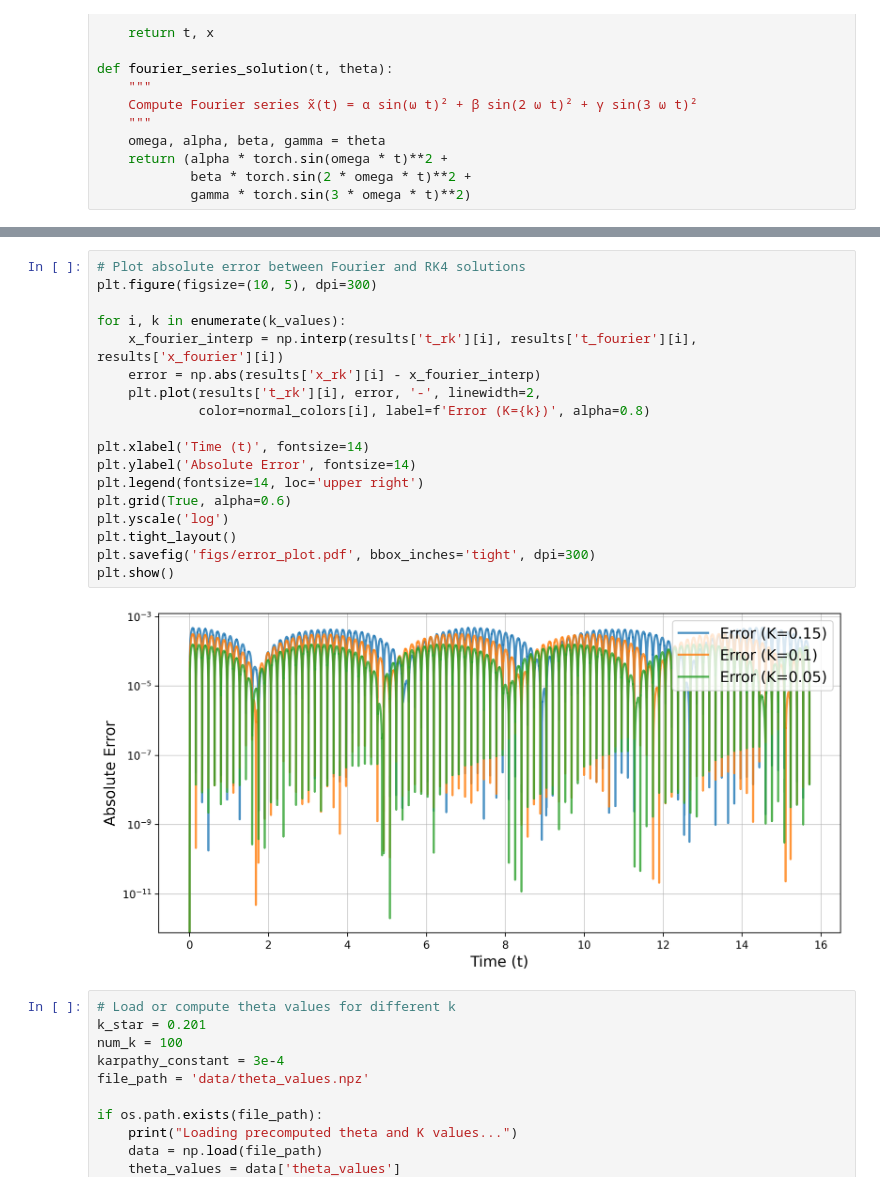
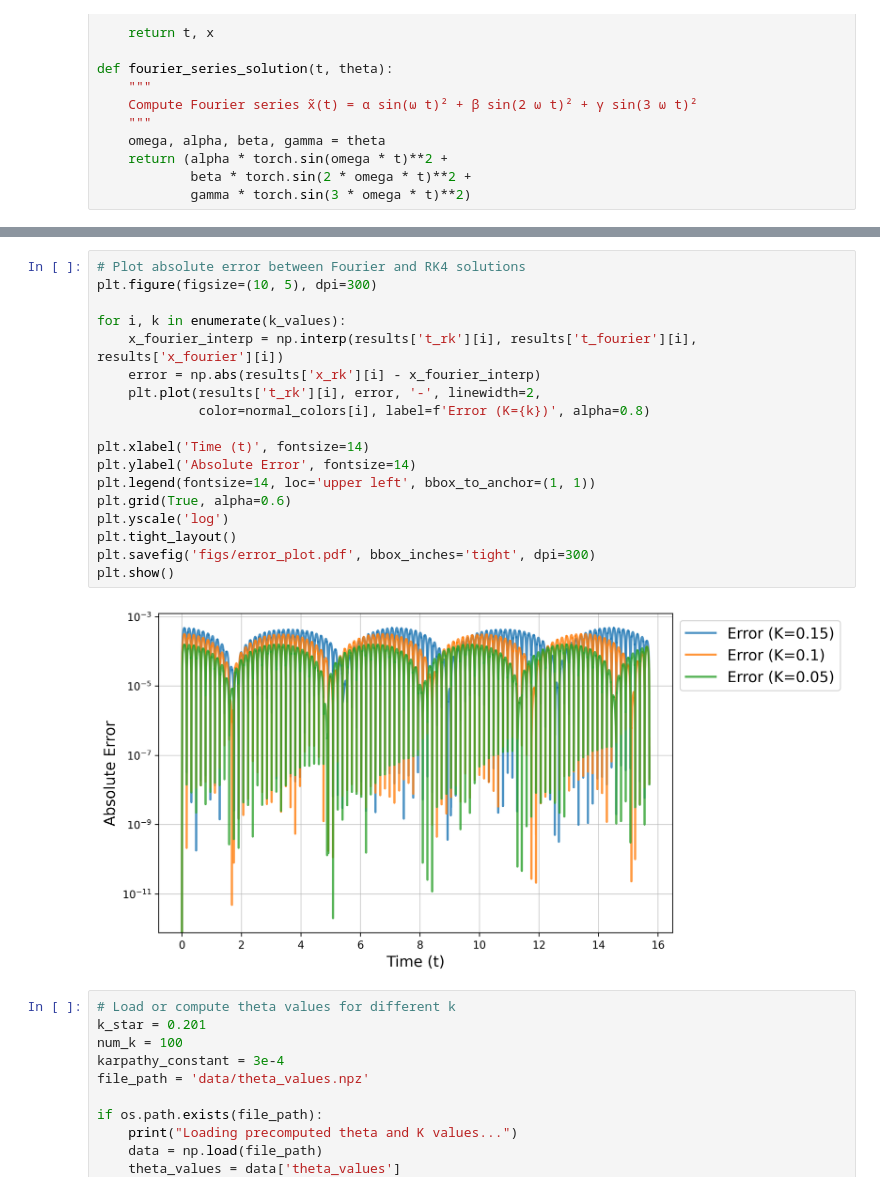
Before and after one commit to armanbolatov/magmems_optimization, a Jupyter notebook: main_no_xi.ipynb, the cells around one changed output, grey strips where cells are left out. Saved outputs shown, nothing was run; the diff lists cells and outputs as text.

```diff
--- a/main_no_xi.ipynb
+++ b/main_no_xi.ipynb
@@ -198,23 +182,23 @@ plt.show()
 # %%
 # Plot absolute error between Fourier and RK4 solutions
 plt.figure(figsize=(10, 5), dpi=300)
 
 for i, k in enumerate(k_values):
     x_fourier_interp = np.interp(results['t_rk'][i], results['t_fourier'][i], results['x_fourier'][i])
     error = np.abs(results['x_rk'][i] - x_fourier_interp)
     plt.plot(results['t_rk'][i], error, '-', linewidth=2,
              color=normal_colors[i], label=f'Error (K={k})', alpha=0.8)
 
 plt.xlabel('Time (t)', fontsize=14)
 plt.ylabel('Absolute Error', fontsize=14)
-plt.legend(fontsize=14, loc='upper right')
+plt.legend(fontsize=14, loc='upper left', bbox_to_anchor=(1, 1))
 plt.grid(True, alpha=0.6)
 plt.yscale('log')
 plt.tight_layout()
 plt.savefig('figs/error_plot.pdf', bbox_inches='tight', dpi=300)
 plt.show()
 # %% [output]
-[figure, old version]
+[figure, new version]
 # %%
 # Load or compute theta values for different k
 k_star = 0.201
```
Also changed, not shown: parts of 1 cell of this notebook, 6 other files.
